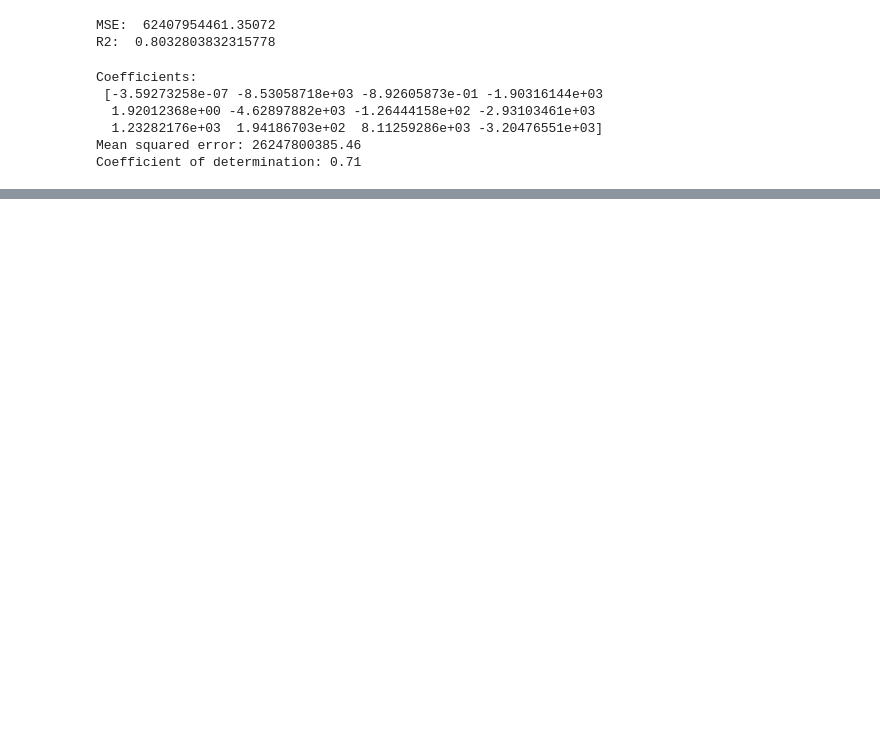
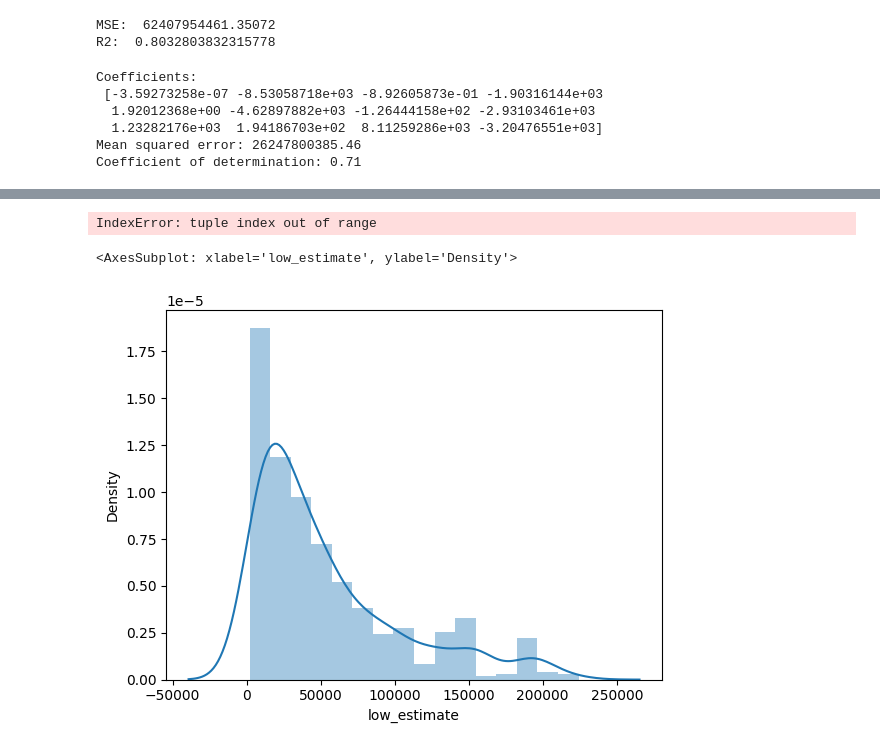
Before and after one commit to alexandreberkovic/Art-Auction-Prediction, a Jupyter notebook: XGBoost_Regression.ipynb, the cells around one changed output, grey strips where cells are left out. Saved outputs shown, nothing was run; the diff lists cells and outputs as text; code cells hidden in the pictures; blank space fills up the shorter version.

```diff
--- a/XGBoost_Regression.ipynb
+++ b/XGBoost_Regression.ipynb
@@ -485,0 +693,31 @@ X_train
+# %%
+#set environment for Gurobi
+env = gurobipy.Env(empty=True)
+env.setParam('OutputFlag', 0)
+env.start()
+
+#Set GRB
+GRB = gurobipy.GRB
+
+#Create optimization model
+m = gurobipy.Model()
+
+#Create variables
+beta = m.addVars(113, name="beta")
+
+#Set objective
+m.setObjective(sum(y_train-X_train.dot(beta)), GRB.MINIMIZE)
+
+#Optimize model
+m.optimize()
+# %% [output]
+IndexError: tuple index out of range
+# %%
+df_unsold = df[df['sold'] == 0]
+#Keep only the rows where the price is between the 5th and 95th percentile
+df_unsold = df_unsold[(df_unsold['low_estimate'] > df_unsold['low_estimate'].quantile(0.00)) & (df_unsold['low_estimate'] < df_unsold['low_estimate'].quantile(0.80))]
+
+sns.distplot(df_unsold['low_estimate'])
+# %% [output]
+<AxesSubplot: xlabel='low_estimate', ylabel='Density'>
+[figure, added]
```
Also changed, not shown: parts of 28 cells of this notebook, 5 other files.
